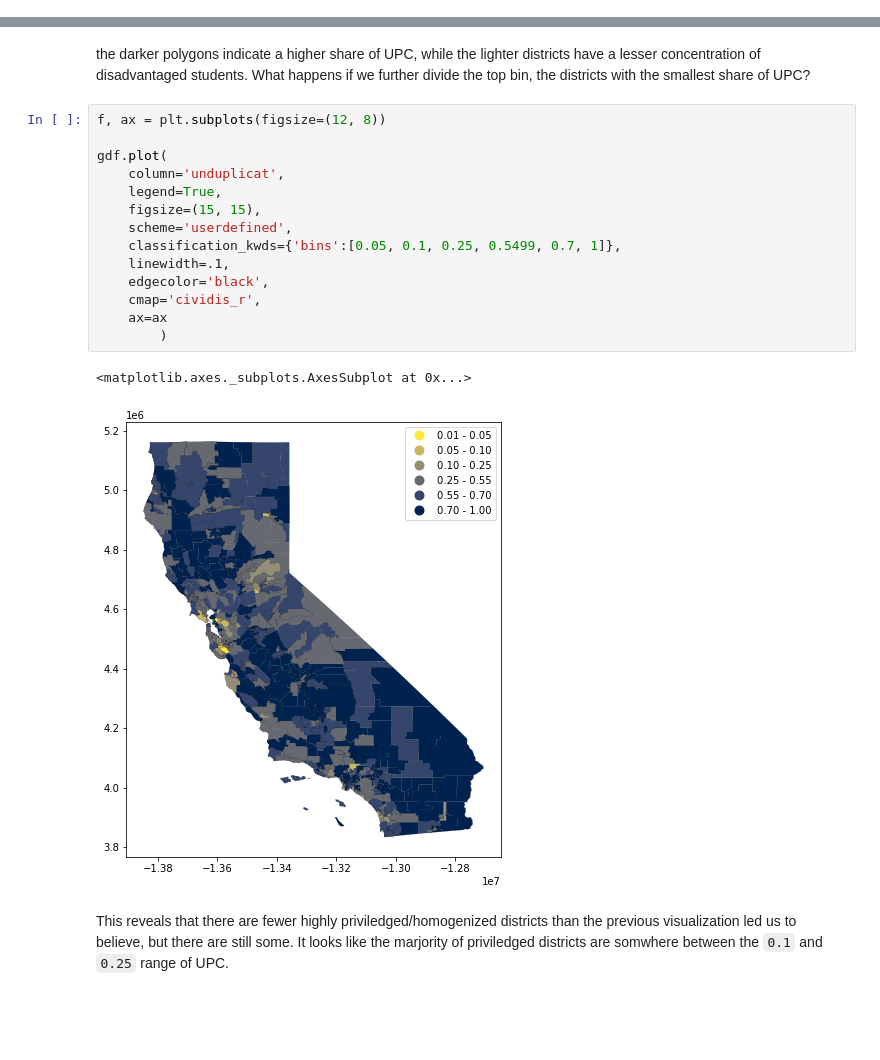
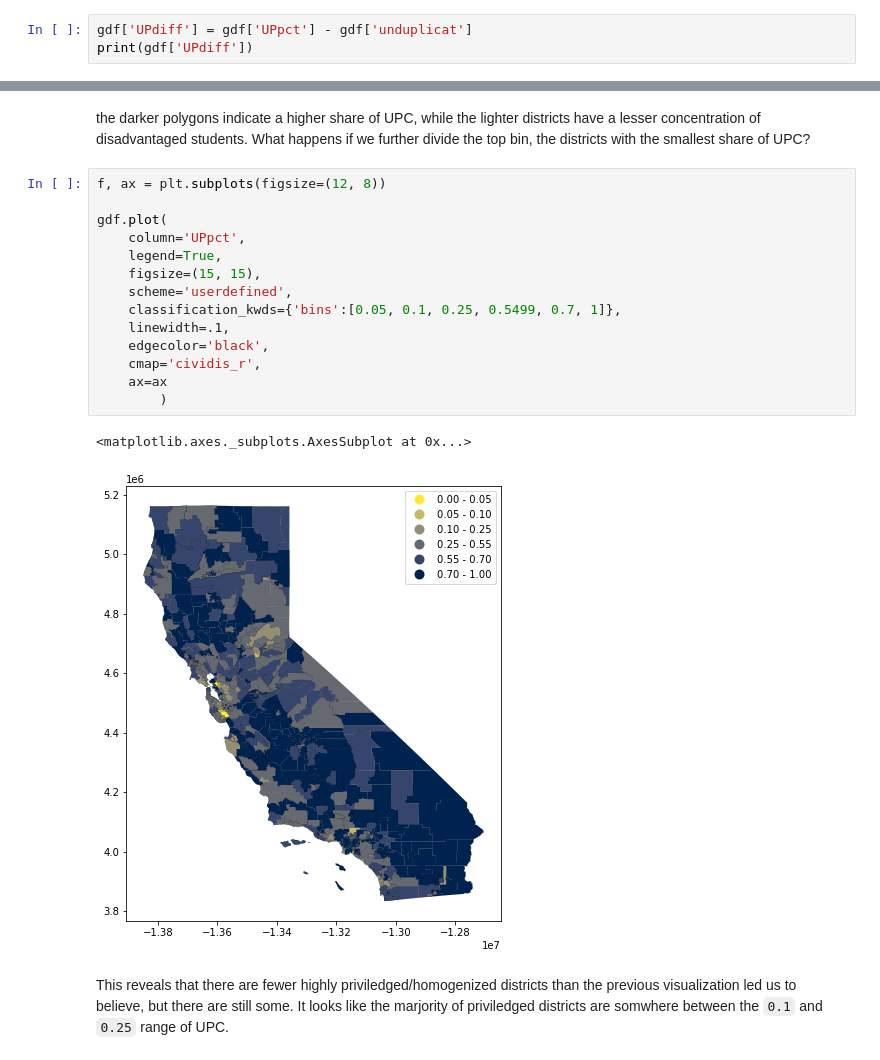
Before and after one commit to fiendskrah/finalcapstone, a Jupyter notebook: 300_explore.ipynb, the cells around one changed output, grey strips where cells are left out. Cells and saved outputs as stored; diff of their text form; blank space fills up the shorter version.

```diff
--- a/300_explore.ipynb
+++ b/300_explore.ipynb
@@ -65,0 +97,3 @@ This shows that there are 92 districts that will be excluded from the academic p
+# %%
+gdf['UPdiff'] = gdf['UPpct'] - gdf['unduplicat']
+print(gdf['UPdiff'])
@@ -114,20 +184,20 @@ the darker polygons indicate a higher share of UPC, while the lighter districts
 # %%
 f, ax = plt.subplots(figsize=(12, 8))
 
 gdf.plot(
-    column='unduplicat',
+    column='UPpct',
     legend=True,
     figsize=(15, 15),
     scheme='userdefined',
     classification_kwds={'bins':[0.05, 0.1, 0.25, 0.5499, 0.7, 1]},
     linewidth=.1,
     edgecolor='black',
     cmap='cividis_r',
     ax=ax
         )
 # %% [output]
 <matplotlib.axes._subplots.AxesSubplot at 0x...>
-[figure, old version]
+[figure, new version]
 # %% [markdown]
 This reveals that there are fewer highly priviledged/homogenized districts than the previous visualization led us to believe, but there are still some. It looks like the marjority of priviledged districts are somwhere between the `0.1` and `0.25` range of UPC.
 # %% [markdown]
```
Also changed, not shown: parts of 14 cells of this notebook, 2 other files.
